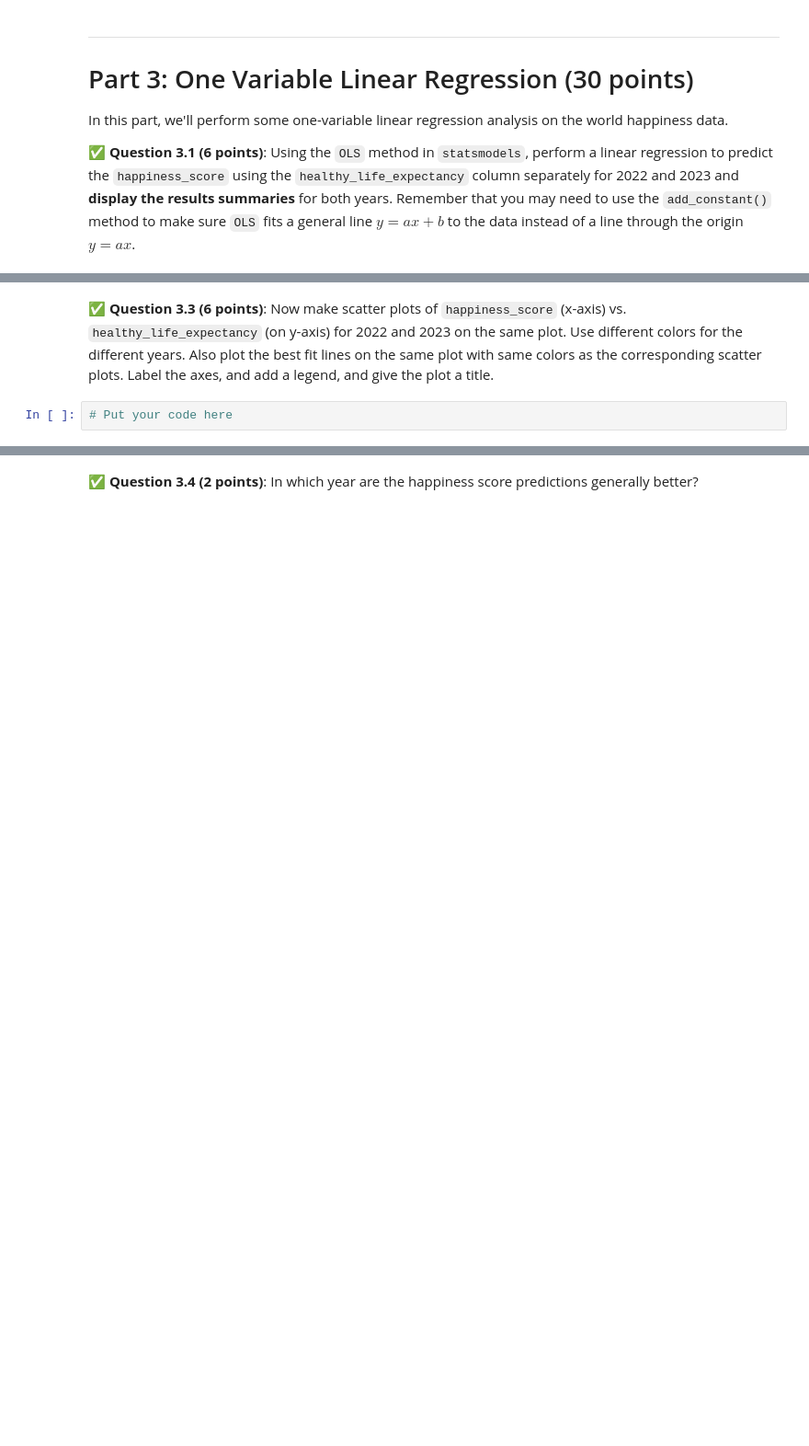
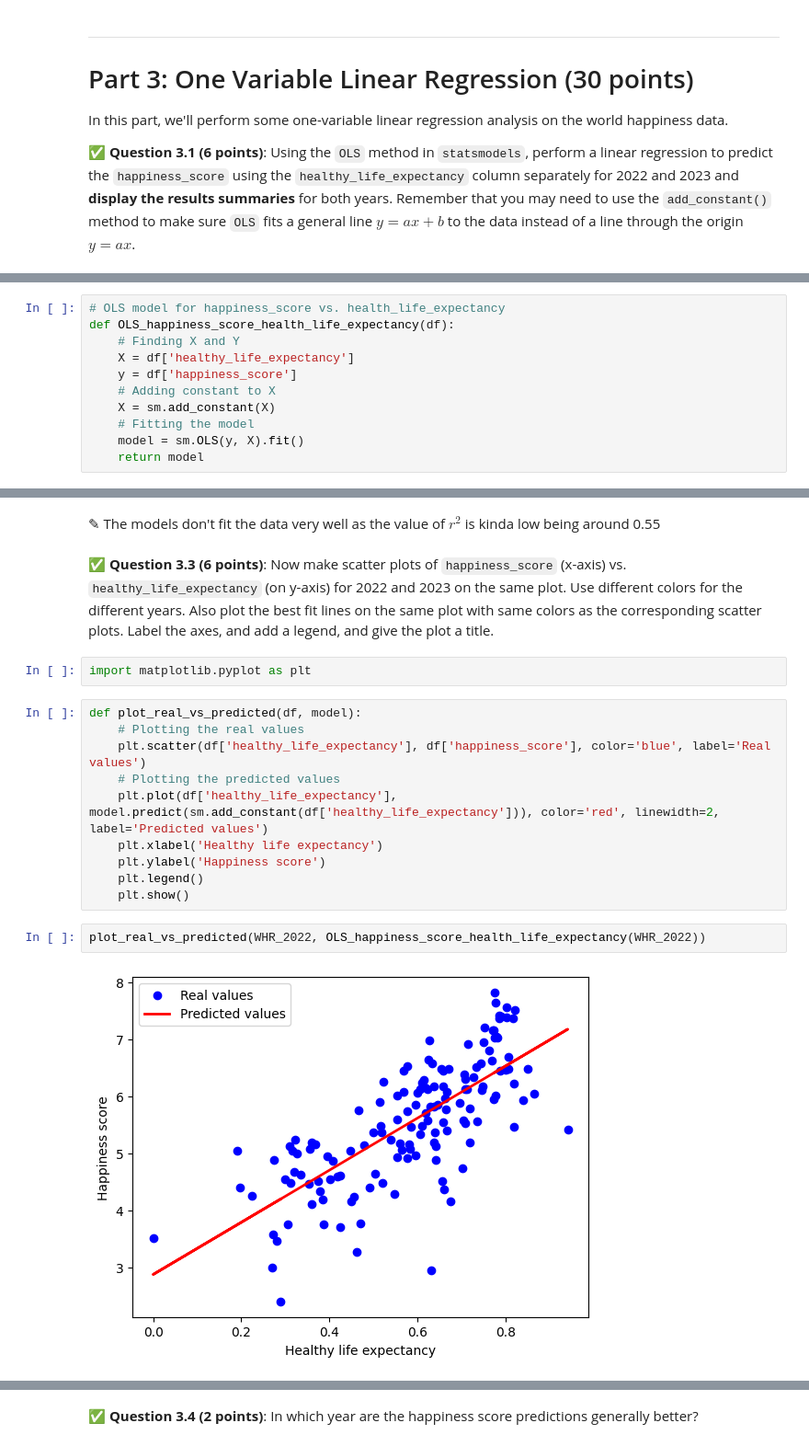
Before and after one commit to Jlozano351/CMSE202-s24-turnin, a Jupyter notebook: hw-03/HW-03_Regression-S24-Juan José Lozano González.ipynb, the cells around one changed output, grey strips where cells are left out. Shown: that part at 92% size. Saved outputs shown, nothing was run; the diff lists cells and outputs as text; blank space fills up the shorter version.

```diff
--- a/hw-03/HW-03_Regression-S24-Juan José Lozano González.ipynb
+++ b/hw-03/HW-03_Regression-S24-Juan José Lozano González.ipynb
@@ -150,0 +151,11 @@ In this part, we'll perform some one-variable linear regression analysis on the
+# %%
+# OLS model for happiness_score vs. health_life_expectancy
+def OLS_happiness_score_health_life_expectancy(df):
+    # Finding X and Y
+    X = df['healthy_life_expectancy']
+    y = df['happiness_score']
+    # Adding constant to X
+    X = sm.add_constant(X)
+    # Fitting the model
+    model = sm.OLS(y, X).fit()
+    return model
@@ -161,4 +231,20 @@ In this part, we'll perform some one-variable linear regression analysis on the
+# %% [markdown]
+<font size=+3>&#9998;</font> The models don't fit the data very well as the value of $r^2$ is kinda low being around 0.55
 # %% [markdown]
 &#9989;  **Question 3.3 (6 points)**: Now make scatter plots of `happiness_score` (x-axis) vs. `healthy_life_expectancy` (on y-axis) for 2022 and 2023 on the same plot. Use different colors for the different years. Also plot the best fit lines on the same plot with same colors as the corresponding scatter plots. Label the axes, and add a legend, and give the plot a title.
-# %%
-# Put your code here
+# %%
+import matplotlib.pyplot as plt
+# %%
+def plot_real_vs_predicted(df, model):
+    # Plotting the real values
+    plt.scatter(df['healthy_life_expectancy'], df['happiness_score'], color='blue', label='Real values')
+    # Plotting the predicted values
+    plt.plot(df['healthy_life_expectancy'], model.predict(sm.add_constant(df['healthy_life_expectancy'])), color='red', linewidth=2, label='Predicted values')
+    plt.xlabel('Healthy life expectancy')
+    plt.ylabel('Happiness score')
+    plt.legend()
+    plt.show()
+# %%
+plot_real_vs_predicted(WHR_2022, OLS_happiness_score_health_life_expectancy(WHR_2022))
+# %% [output]
+[figure, added]
```
Also changed, not shown: parts of 27 cells of this notebook.
